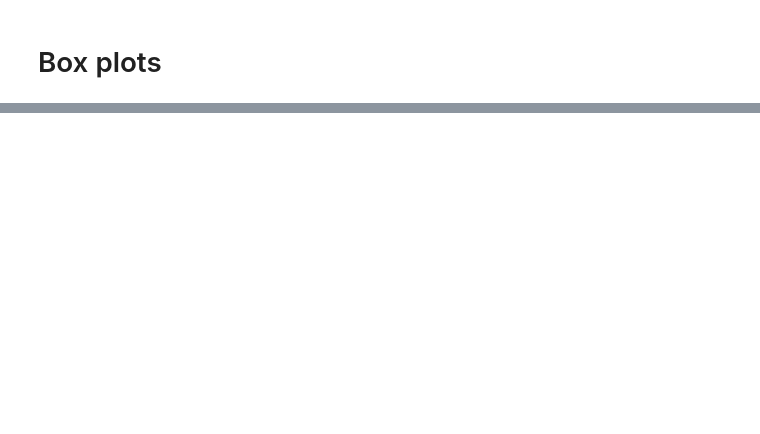
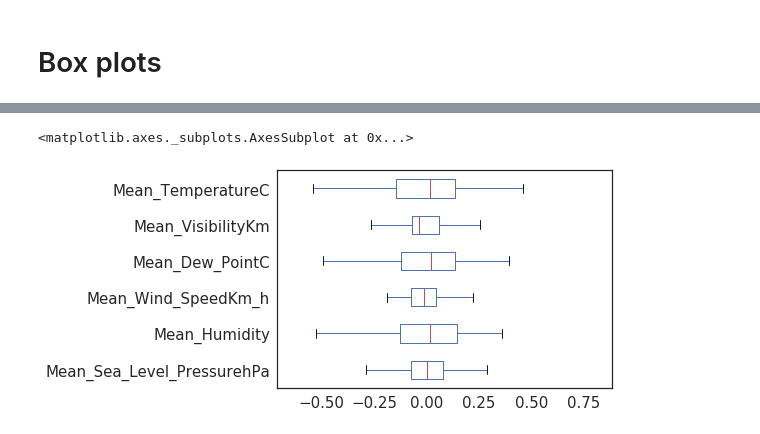
Before and after one commit to mirkomantovani/DMTM-project-BIP, a Jupyter notebook: 1.1_Exploration_Measure_of_Spread.ipynb, the cells around one changed output, grey strips where cells are left out. Saved outputs shown, nothing was run; the diff lists cells and outputs as text; code cells hidden in the pictures; blank space fills up the shorter version.

```diff
--- a/1.1_Exploration_Measure_of_Spread.ipynb
+++ b/1.1_Exploration_Measure_of_Spread.ipynb
@@ -168,0 +206,5 @@ NameError: name 'numerical_variables_with_class' is not defined
+# %%
+df_norm[mean_num].plot.box(vert=False)
+# %% [output]
+<matplotlib.axes._subplots.AxesSubplot at 0x...>
+[figure, added]
```
Also changed, not shown: parts of 18 cells of this notebook.
